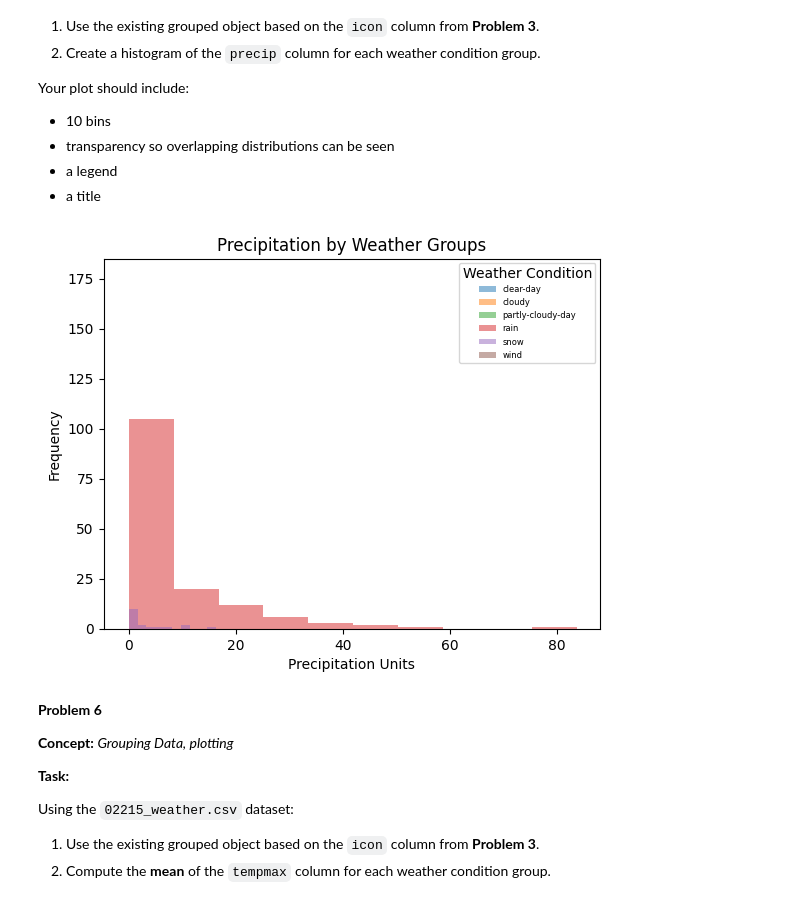
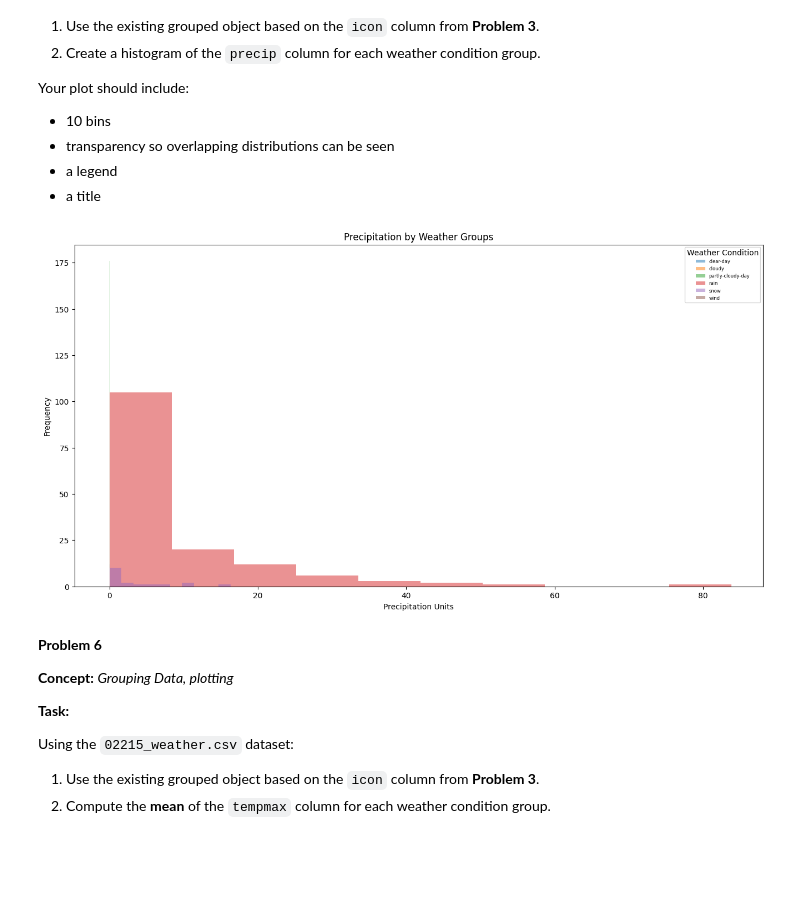
Before and after one commit to ckbaker78/homework3-, a Jupyter notebook: week-11/homework.ipynb, the cells around one changed output. Cells and saved outputs as stored; diff of their text form; code cells hidden in the pictures; blank space fills up the shorter version.

```diff
--- a/week-11/homework.ipynb
+++ b/week-11/homework.ipynb
@@ -305,17 +306,18 @@ Your plot should include:
 # %%
 # Your Solution
 
+plt.figure(figsize=(16,8))
 
 for icon, group in weather_groups:
     plt.hist(group['precip'], bins = 10, alpha = 0.5, label= icon) # using the same grouping as above, and plotting
 
 plt.title('Precipitation by Weather Groups')
 plt.xlabel('Precipitation Units')
 plt.ylabel('Frequency')
 plt.legend(title = 'Weather Condition', fontsize = 6)
 plt.show()
 # %% [output]
-[figure, old version]
+[figure, new version]
 # %% [markdown]
 **Problem 6**
 
```
Also changed, not shown: parts of 3 cells of this notebook, 1 other file.
